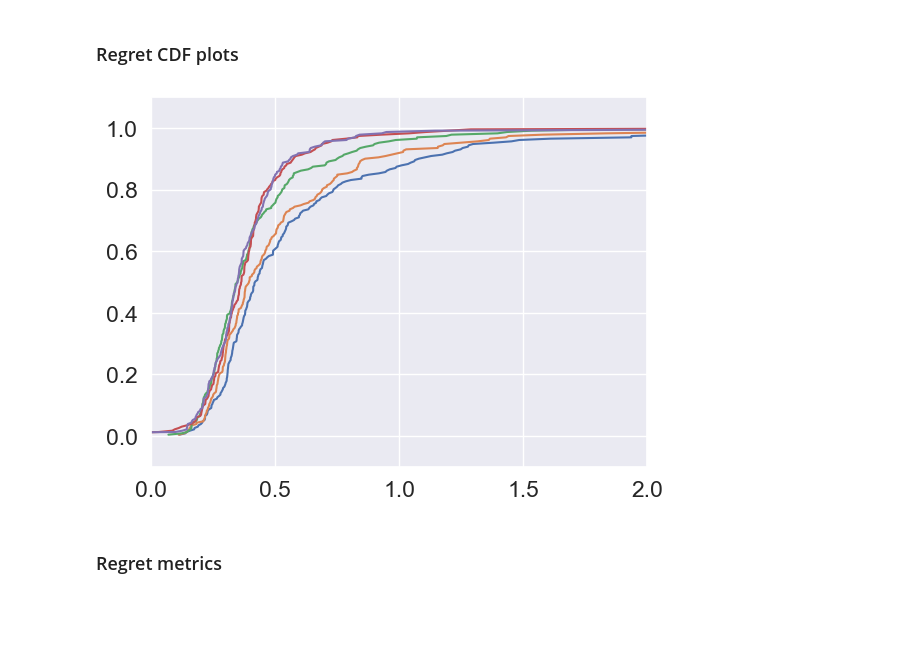
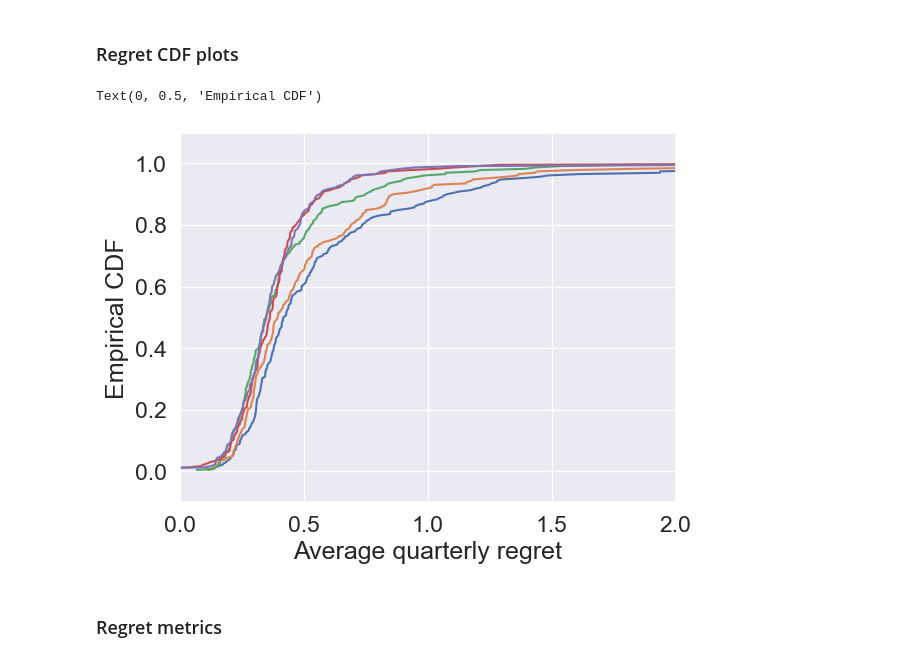
Before and after one commit to cvxgrp/cov_pred_finance, a Jupyter notebook: experiments/notebooks/factor_portfolios.ipynb, the cells around one changed output. Cells and saved outputs as stored; diff of their text form; code cells hidden in the pictures; blank space fills up the shorter version.

```diff
--- a/experiments/notebooks/factor_portfolios.ipynb
+++ b/experiments/notebooks/factor_portfolios.ipynb
@@ -180,14 +184,17 @@ CM-IEWMA is better than MGARCH 51% of the time
 # %%
 for name in log_likelihoods:
     if name != "PRESCIENT":
         data = regrets[name].resample("Q").mean().values
         x, y = ecdf(data)
         plt.plot(x, y, label=name)
 plt.xlim(0,2)
 plt.ylim(-0.1,1.1);
+plt.xlabel("Average quarterly regret")
+plt.ylabel("Empirical CDF")
 # plt.legend();
 # %% [output]
+Text(0, 0.5, 'Empirical CDF')
-[figure, old version]
+[figure, new version]
 # %% [markdown]
 ### Regret metrics
 # %%
```
Also changed, not shown: parts of 9 cells of this notebook, 1 other file.
